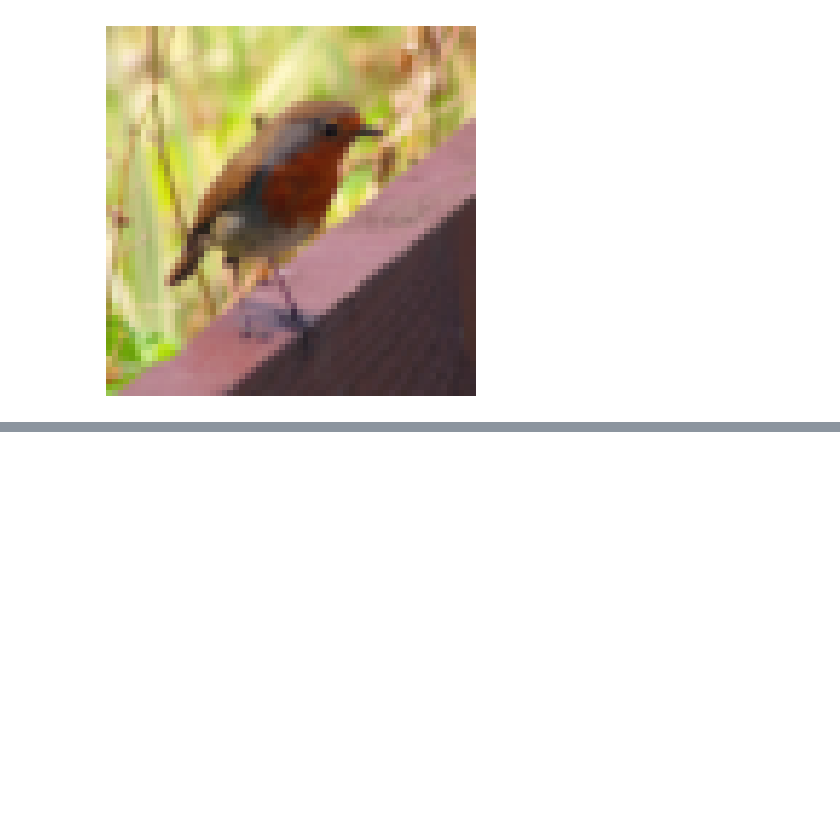
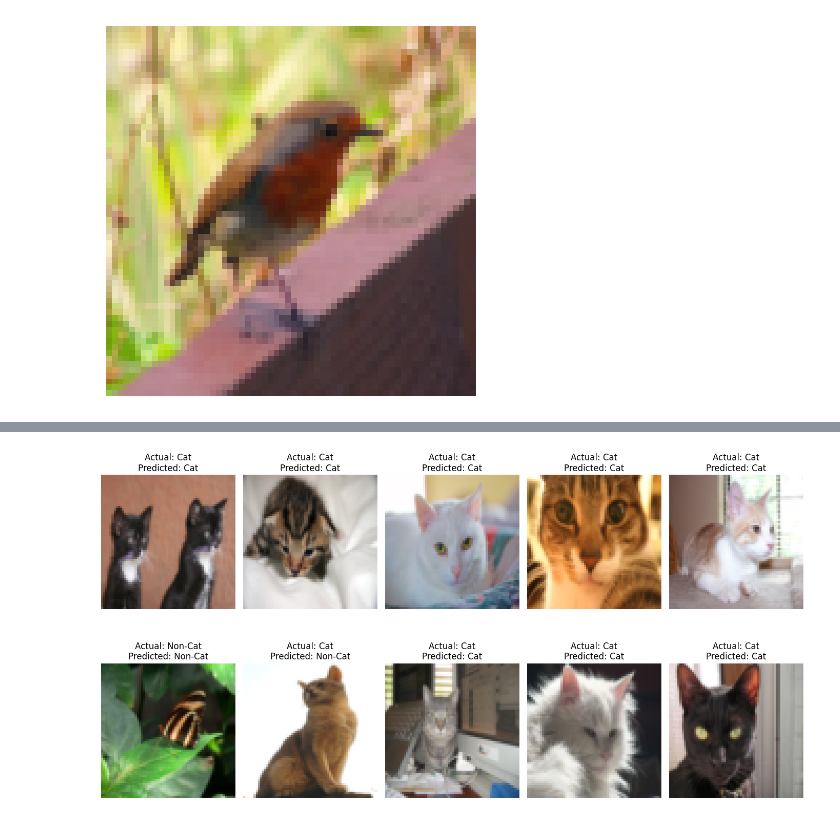
Before and after one commit to sharakhaplan/Perceptron-Cat-Classifier, a Jupyter notebook: CatPerceptron_FromScratch.ipynb, the cells around one changed output, grey strips where cells are left out. Drawn from its saved outputs; the diff is of its cells as text; code cells hidden in the pictures; blank space fills up the shorter version.

```diff
--- a/CatPerceptron_FromScratch.ipynb
+++ b/CatPerceptron_FromScratch.ipynb
@@ -98,0 +414,30 @@ Label: Non-Cat
+# %%
+plt.figure(figsize=(14, 8))
+
+for i in range(10):
+
+    plt.subplot(2, 5, i + 1)
+
+    image = test_x_orig[i]
+
+    actual = test_y[0, i]
+
+    predicted = model["test_predictions"][0, i]
+
+    actual_label = "Cat" if actual == 1 else "Non-Cat"
+
+    predicted_label = "Cat" if predicted == 1 else "Non-Cat"
+
+    plt.imshow(image)
+
+    plt.title(
+        f"Actual: {actual_label}\nPredicted: {predicted_label}"
+    )
+
+    plt.axis("off")
+
+plt.tight_layout()
+
+plt.show()
+# %% [output]
+[figure, added]
```
Also changed, not shown: parts of 17 cells of this notebook.
